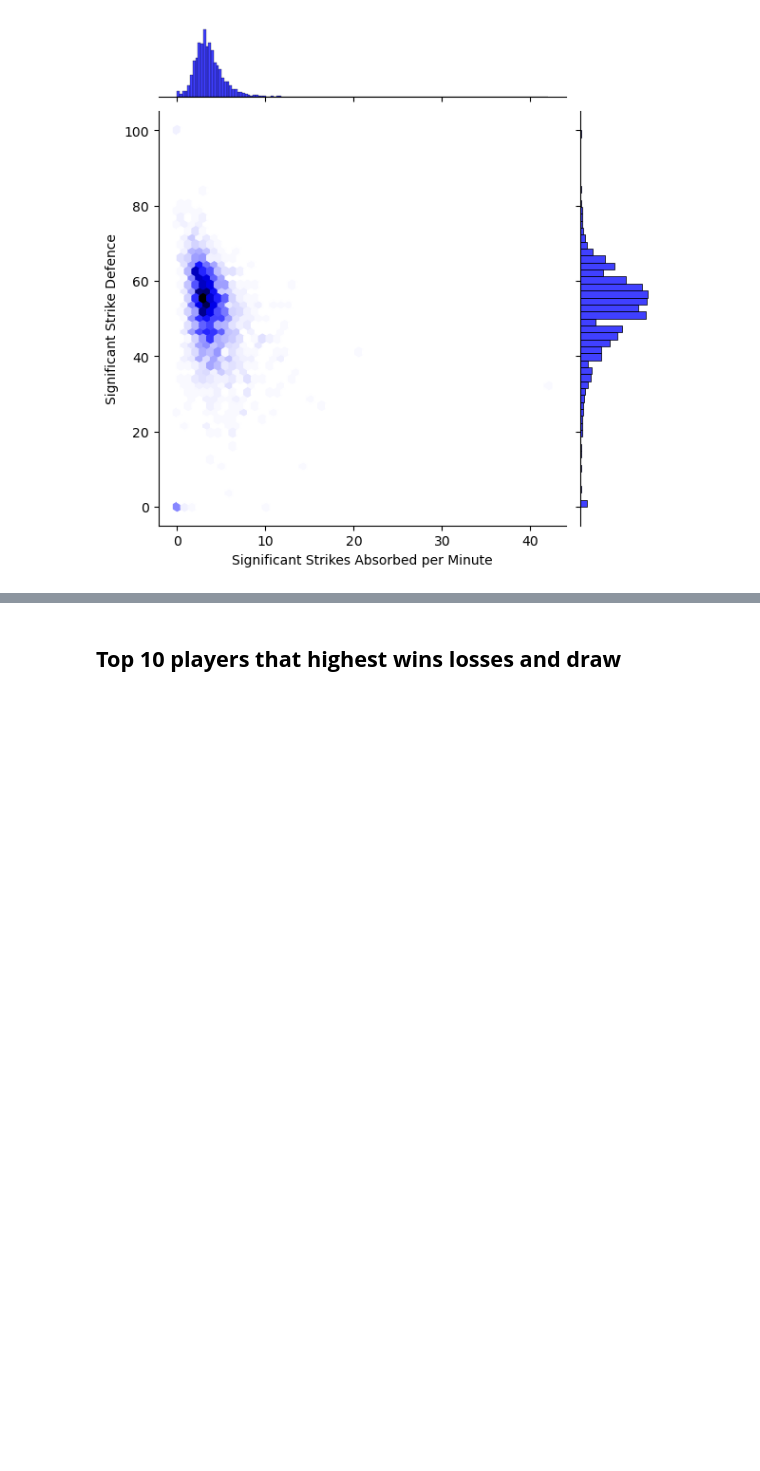
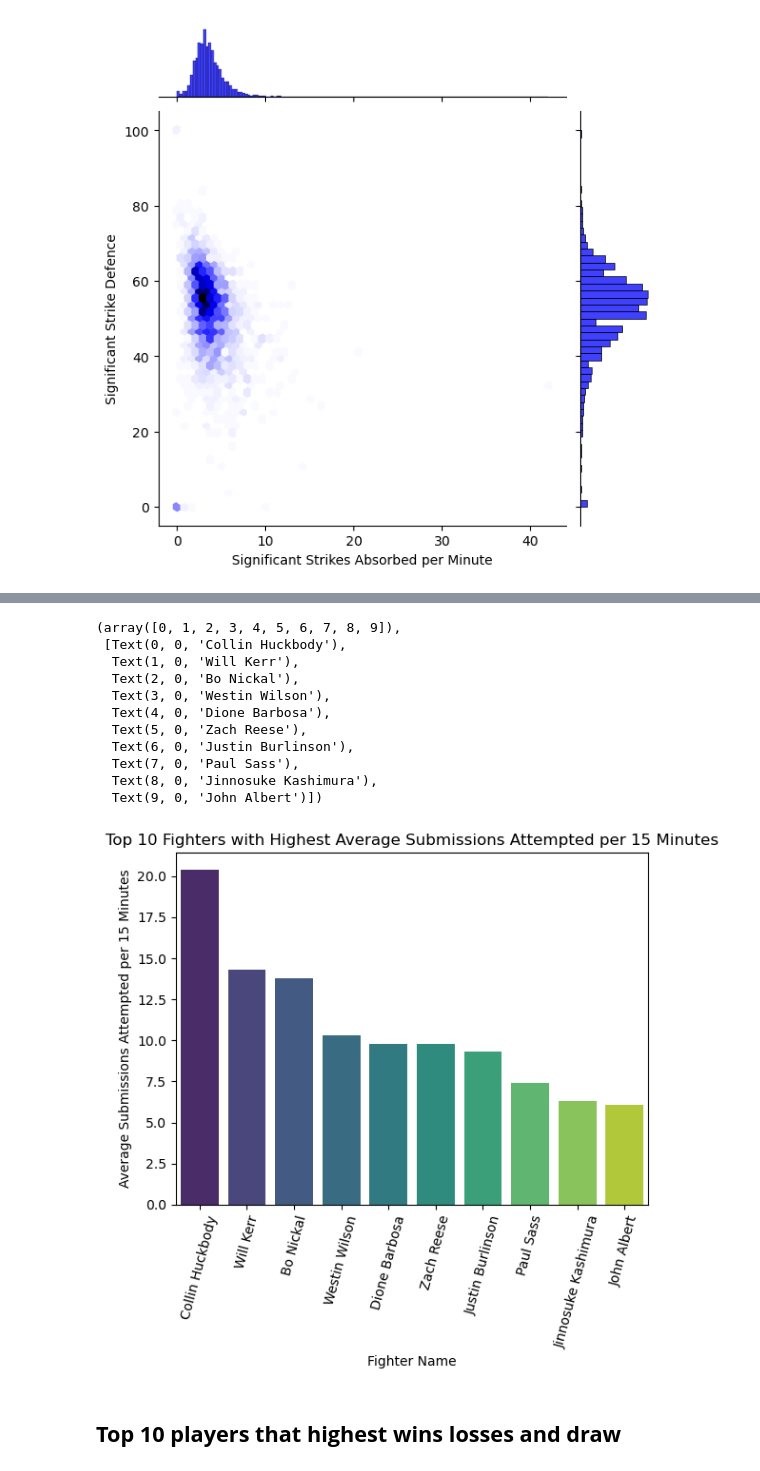
Before and after one commit to chanupadeshan/UFC-Fighters-Statistics-2024, a Jupyter notebook: main.ipynb, the cells around one changed output, grey strips where cells are left out. Drawn from its saved outputs; the diff is of its cells as text; code cells hidden in the pictures; blank space fills up the shorter version.

Commit message:
Top 10 Fighters with Highest Average Submissions Attempted per 15 Minutes

```diff
--- a/main.ipynb
+++ b/main.ipynb
@@ -495,3 +501,6 @@ plt.ylabel("Significant Strike Defence")
 # %% [output]
 Text(37.597222222222214, 0.5, 'Significant Strike Defence')
 [figure]
+# %%
+average_submission = df.sort_values(by= "average_submissions_attempted_per_15_minutes" ,ascending=False).head(10)
+average_submission[["name","average_submissions_attempted_per_15_minutes"]]
@@ -498,3 +519,22 @@ Text(37.597222222222214, 0.5, 'Significant Strike Defence')
+# %%
+sns.barplot(average_submission, x="name",y="average_submissions_attempted_per_15_minutes",palette="viridis")
+plt.ylabel("Average Submissions Attempted per 15 Minutes")
+plt.title("Top 10 Fighters with Highest Average Submissions Attempted per 15 Minutes")
+plt.xlabel("Fighter Name")
+plt.xticks(rotation=75)
+# %% [output]
+(array([0, 1, 2, 3, 4, 5, 6, 7, 8, 9]),
+ [Text(0, 0, 'Collin Huckbody'),
+  Text(1, 0, 'Will Kerr'),
+  Text(2, 0, 'Bo Nickal'),
+  Text(3, 0, 'Westin Wilson'),
+  Text(4, 0, 'Dione Barbosa'),
+  Text(5, 0, 'Zach Reese'),
+  Text(6, 0, 'Justin Burlinson'),
+  Text(7, 0, 'Paul Sass'),
+  Text(8, 0, 'Jinnosuke Kashimura'),
+  Text(9, 0, 'John Albert')])
+[figure, added]
 # %% [markdown]
 ## **Top 10 players that highest wins losses and draw**
 # %% [markdown]
```
Also changed, not shown: parts of 2 cells of this notebook.
